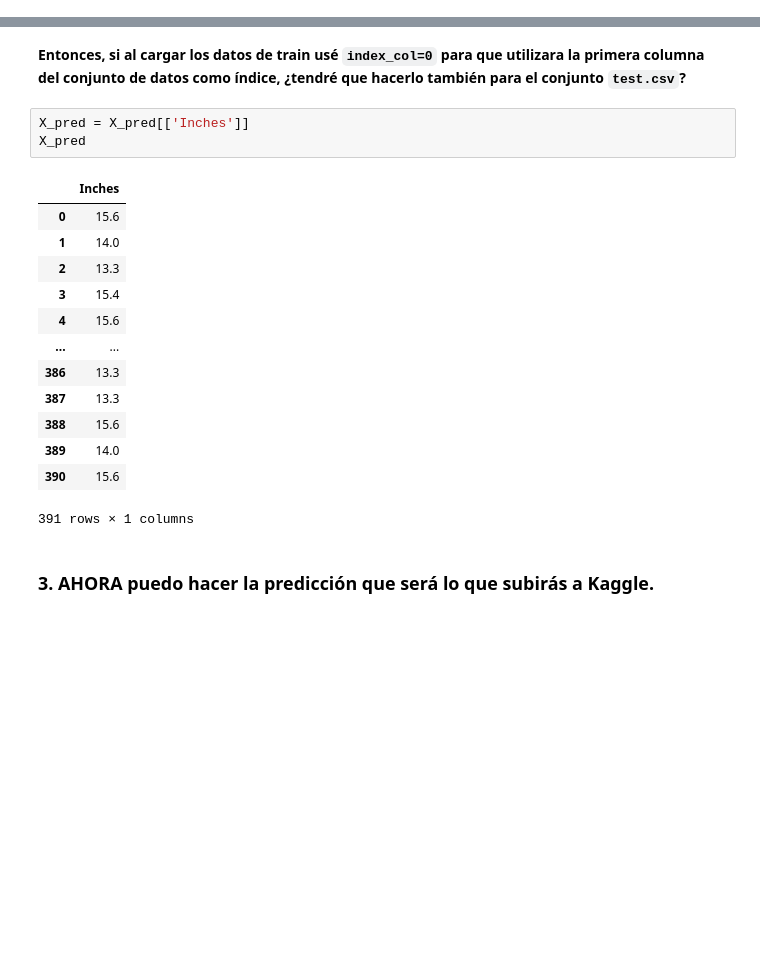
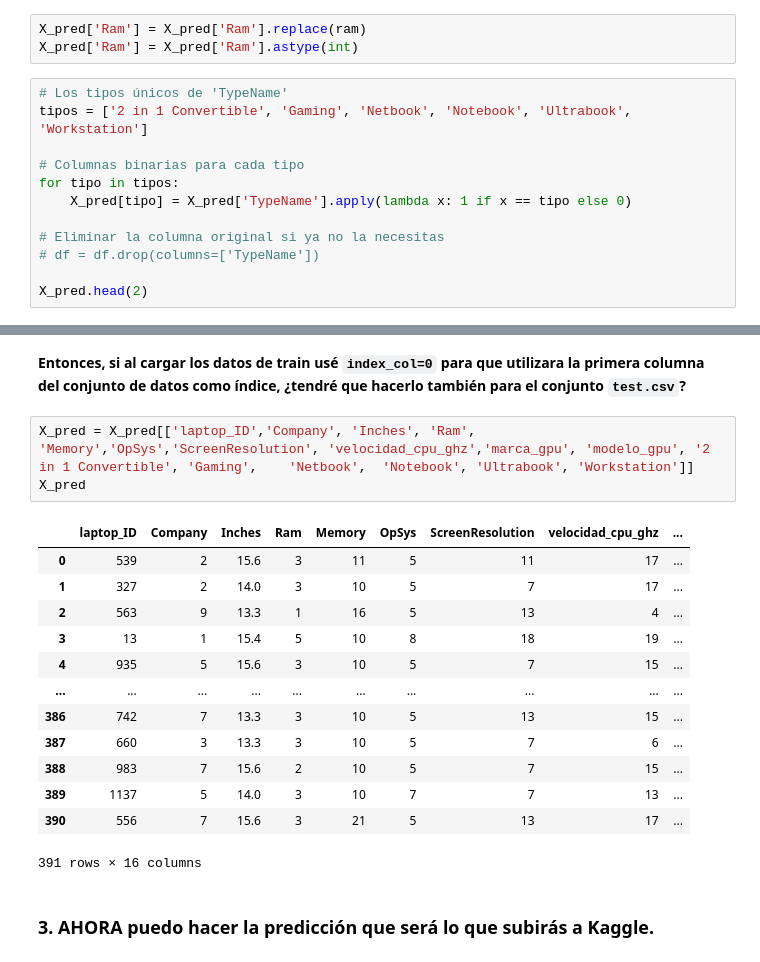
Before and after one commit to Nuria322/ML_laptops, a Jupyter notebook: notebooks/4_ML_modelo_3.ipynb, the cells around one changed output, grey strips where cells are left out. Cells and saved outputs as stored; diff of their text form; blank space fills up the shorter version.

```diff
--- a/notebooks/4_ML_modelo_3.ipynb
+++ b/notebooks/4_ML_modelo_3.ipynb
@@ -228,0 +335,15 @@ X_pred
+# %%
+X_pred['Ram'] = X_pred['Ram'].replace(ram)
+X_pred['Ram'] = X_pred['Ram'].astype(int)
+# %%
+# Los tipos únicos de 'TypeName'
+tipos = ['2 in 1 Convertible', 'Gaming', 'Netbook', 'Notebook', 'Ultrabook', 'Workstation']
+
+# Columnas binarias para cada tipo
+for tipo in tipos:
+    X_pred[tipo] = X_pred['TypeName'].apply(lambda x: 1 if x == tipo else 0)
+
+# Eliminar la columna original si ya no la necesitas
+# df = df.drop(columns=['TypeName'])
+
+X_pred.head(2)
@@ -251,23 +396,23 @@ IMPORTANTE: APLICAR LO MISMO A ESTOS DATOS QUE HAYÁIS APLICADO A LOS DATOS DE E
 - TODO IGUAL SALVO BORRAR FILAS, EL NÚMERO DE ROWS SE DEBE MANTENER EN ESTE SET, PUES LA PREDICCIÓN DEBE TENER 391 FILAS, SI O SI
 # %% [markdown]
 **Entonces, si al cargar los datos de train usé `index_col=0` para que utilizara la primera columna del conjunto de datos como índice, ¿tendré que hacerlo también para el conjunto `test.csv`?**
-# %%
-X_pred = X_pred[['Inches']]
-X_pred
-# %% [output]
-|  | Inches |
-| 0 | 15.6 |
-| 1 | 14.0 |
-| 2 | 13.3 |
-| 3 | 15.4 |
-| 4 | 15.6 |
-| ... | ... |
-| 386 | 13.3 |
-| 387 | 13.3 |
-| 388 | 15.6 |
-| 389 | 14.0 |
-| 390 | 15.6 |
-391 rows × 1 columns
+# %%
+X_pred = X_pred[['laptop_ID','Company', 'Inches', 'Ram', 'Memory','OpSys','ScreenResolution', 'velocidad_cpu_ghz','marca_gpu', 'modelo_gpu', '2 in 1 Convertible', 'Gaming',	'Netbook',	'Notebook',	'Ultrabook', 'Workstation']]
+X_pred
+# %% [output]
+|  | laptop_ID | Company | Inches | Ram | Memory | OpSys | ScreenResolution | velocidad_cpu_ghz | ... |
+| 0 | 539 | 2 | 15.6 | 3 | 11 | 5 | 11 | 17 | ... |
+| 1 | 327 | 2 | 14.0 | 3 | 10 | 5 | 7 | 17 | ... |
+| 2 | 563 | 9 | 13.3 | 1 | 16 | 5 | 13 | 4 | ... |
+| 3 | 13 | 1 | 15.4 | 5 | 10 | 8 | 18 | 19 | ... |
+| 4 | 935 | 5 | 15.6 | 3 | 10 | 5 | 7 | 15 | ... |
+| ... | ... | ... | ... | ... | ... | ... | ... | ... | ... |
+| 386 | 742 | 7 | 13.3 | 3 | 10 | 5 | 13 | 15 | ... |
+| 387 | 660 | 3 | 13.3 | 3 | 10 | 5 | 7 | 6 | ... |
+| 388 | 983 | 7 | 15.6 | 2 | 10 | 5 | 7 | 15 | ... |
+| 389 | 1137 | 5 | 14.0 | 3 | 10 | 7 | 7 | 13 | ... |
+| 390 | 556 | 7 | 15.6 | 3 | 21 | 5 | 13 | 17 | ... |
+391 rows × 16 columns
 # %% [markdown]
 ### 3. AHORA puedo hacer la predicción que será lo que subirás a Kaggle.
 # %% [markdown]
```
Also changed, not shown: parts of 35 cells of this notebook, 2 other files.
